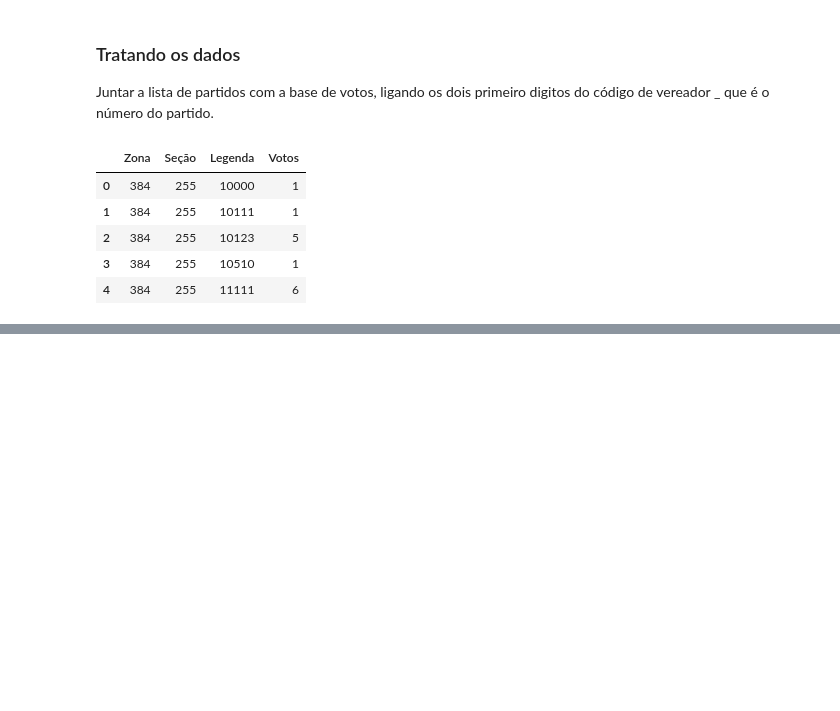
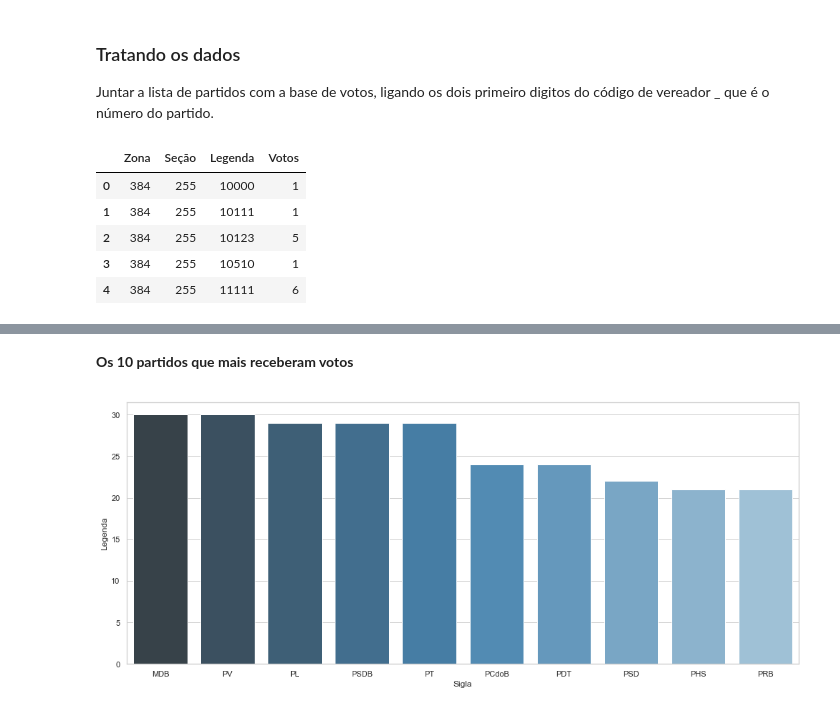
Before and after one commit to heavyrick/datascience, a Jupyter notebook: analises/eleicoes/eleicoes_municipais_2016.ipynb, the cells around one changed output, grey strips where cells are left out. Drawn from its saved outputs; the diff is of its cells as text; code cells hidden in the pictures; blank space fills up the shorter version.

```diff
--- a/analises/eleicoes/eleicoes_municipais_2016.ipynb
+++ b/analises/eleicoes/eleicoes_municipais_2016.ipynb
@@ -190,0 +241,18 @@ grupo_votos_partido.sort_values(by = ['Votos', 'Partido'], ascending=[False,True
+# %% [markdown]
+**Os 10 partidos que mais receberam votos**
+# %%
+plt.figure(figsize=(14, 6))
+sns.set(style="whitegrid")
+#sns.set_context('talk')
+
+sns.barplot(
+    x='Sigla',
+    y='Legenda',
+    data=grupo_votos_vereadores.sort_values(by = ['Legenda', 'Sigla'], ascending=[False,True]).head(10),
+    palette=("Blues_d")
+)
+
+plt.tight_layout()
+#fig.savefig('images/nota_media_ensino_medio_nacional.png')
+# %% [output]
+[figure, added]
```
Also changed, not shown: parts of 40 cells of this notebook, 1 other file.
